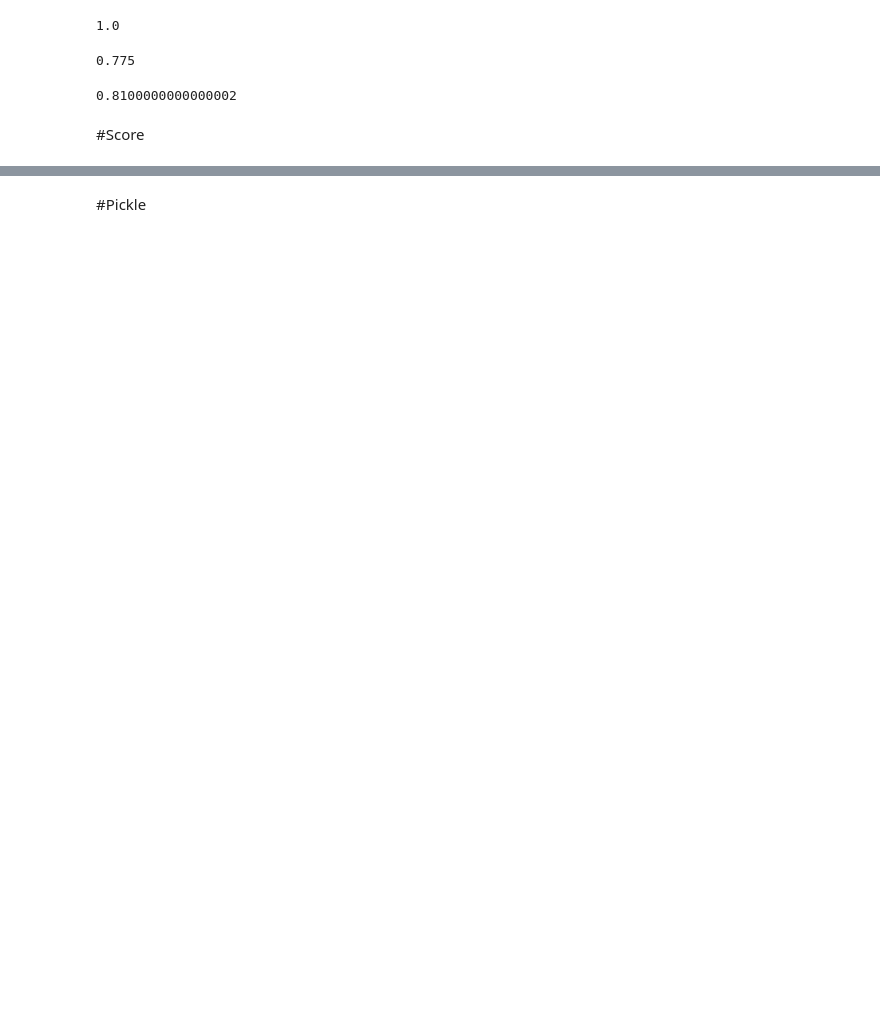
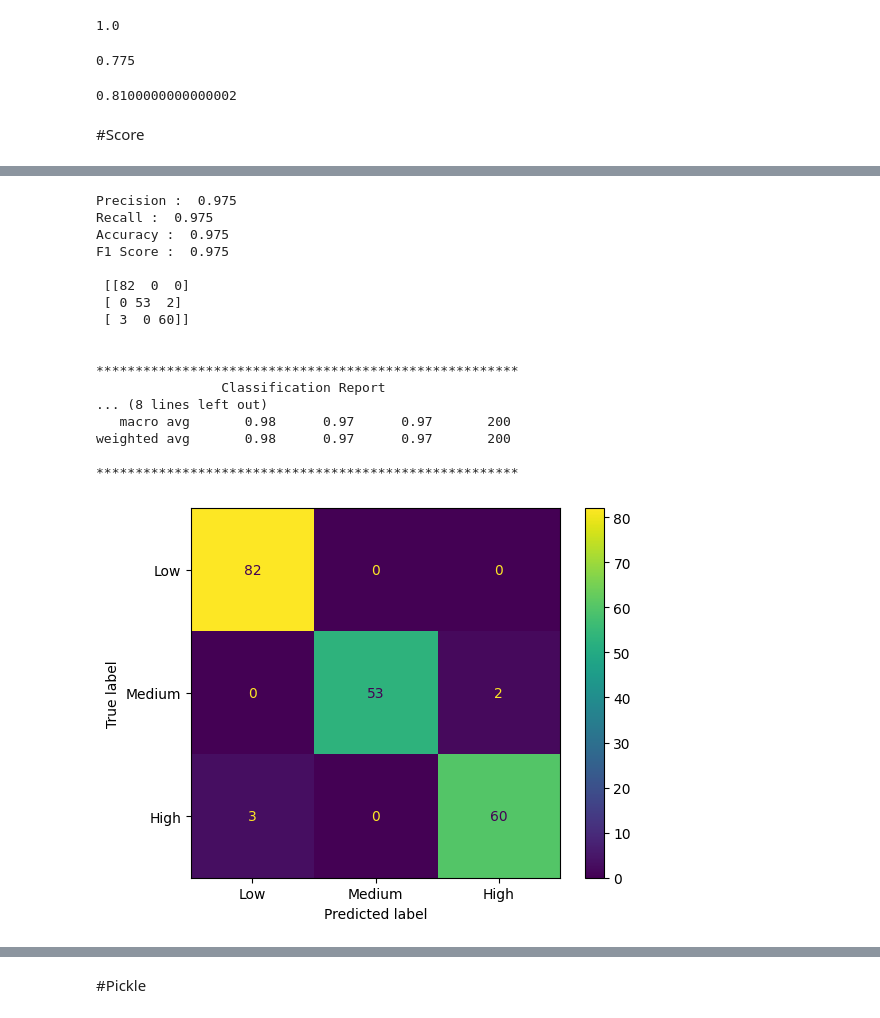
Before and after one commit to mazenbuk/intern, a Jupyter notebook: intern.ipynb, the cells around one changed output, grey strips where cells are left out. Drawn from its saved outputs; the diff is of its cells as text; code cells hidden in the pictures; blank space fills up the shorter version.

```diff
--- a/intern.ipynb
+++ b/intern.ipynb
@@ -704,3 +708,4 @@ xgbct = XGBClassifier(
     subsample=0.8,            # Menggunakan 80% dari sampel (defaultnya ini 1)
     eta=0.5
 )
+xgbct.fit(X_train, y_train)
@@ -760,3 +777,4 @@ lrct = LogisticRegression(
     penalty='l1'
 
 )
+lrct.fit(X_train, y_train)
@@ -893,0 +979,22 @@ Support Vector Classification   : 0.8100000000000002
+# %%
+#Logistic Regression Performance
+perform(y_test_hat_lr)
+# %% [output]
+Precision :  0.975
+Recall :  0.975
+Accuracy :  0.975
+F1 Score :  0.975
+
+ [[82  0  0]
+ [ 0 53  2]
+ [ 3  0 60]]
+
+
+******************************************************
+                Classification Report
+... (8 lines left out)
+   macro avg       0.98      0.97      0.97       200
+weighted avg       0.98      0.97      0.97       200
+
+******************************************************
+[figure, added]
```
Also changed, not shown: parts of 21 cells of this notebook.
